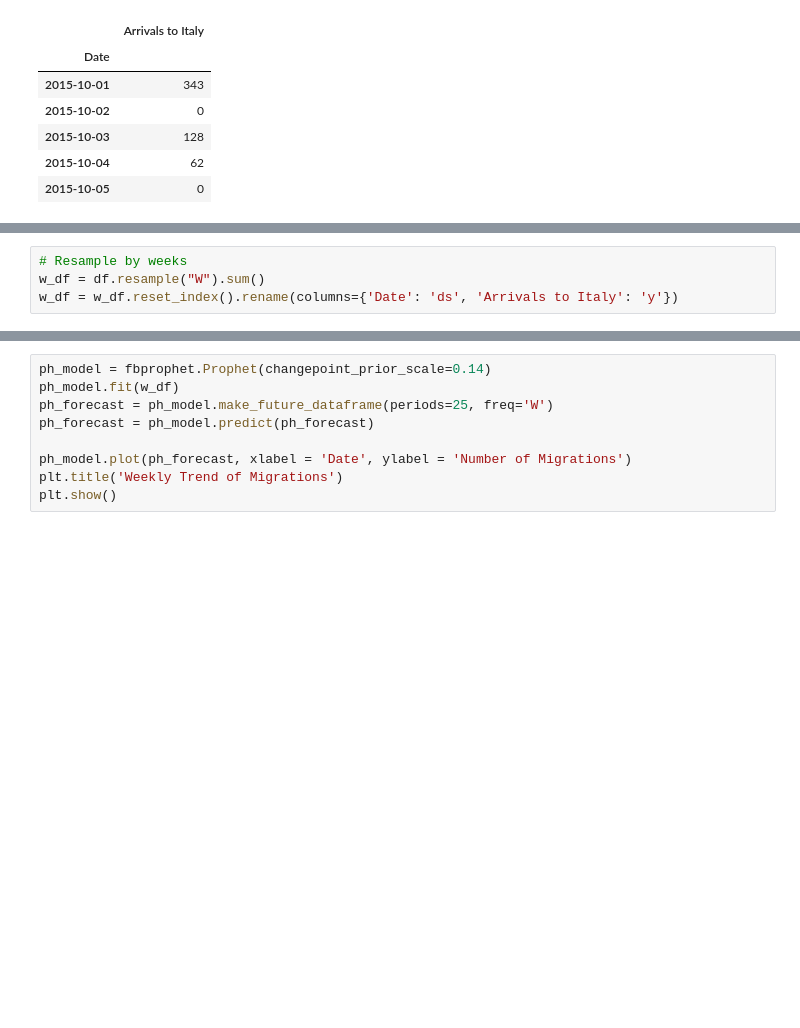
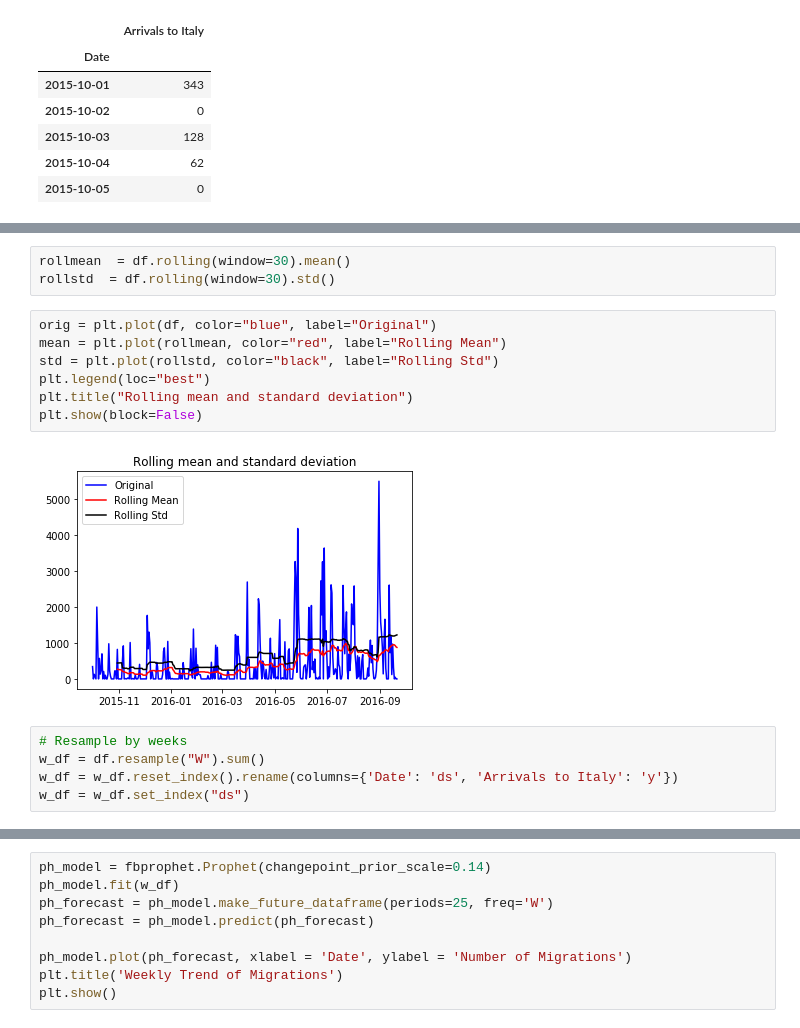
Before and after one commit to hmafnan/Timeseries-Analysis, a Jupyter notebook: src/Analysis.ipynb, the cells around one changed output, grey strips where cells are left out. Saved outputs shown, nothing was run; the diff lists cells and outputs as text; blank space fills up the shorter version.

```diff
--- a/src/Analysis.ipynb
+++ b/src/Analysis.ipynb
@@ -30,4 +43,17 @@ df.head()
+# %%
+rollmean  = df.rolling(window=30).mean()
+rollstd  = df.rolling(window=30).std()
+# %%
+orig = plt.plot(df, color="blue", label="Original")
+mean = plt.plot(rollmean, color="red", label="Rolling Mean")
+std = plt.plot(rollstd, color="black", label="Rolling Std")
+plt.legend(loc="best")
+plt.title("Rolling mean and standard deviation")
+plt.show(block=False)
+# %% [output]
+[figure, added]
 # %%
 # Resample by weeks
 w_df = df.resample("W").sum()
 w_df = w_df.reset_index().rename(columns={'Date': 'ds', 'Arrivals to Italy': 'y'})
+w_df = w_df.set_index("ds")
```
Also changed, not shown: parts of 10 cells of this notebook, 4 other files.
